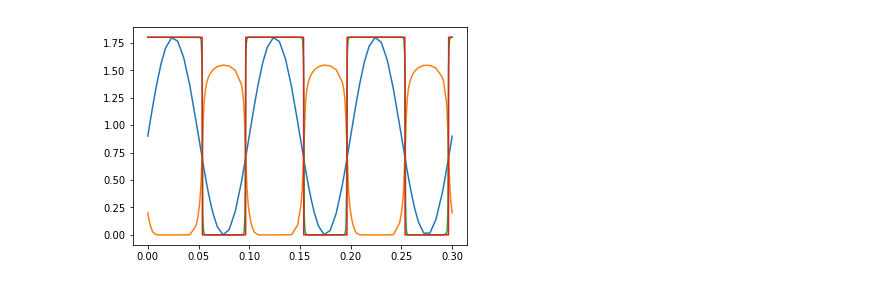
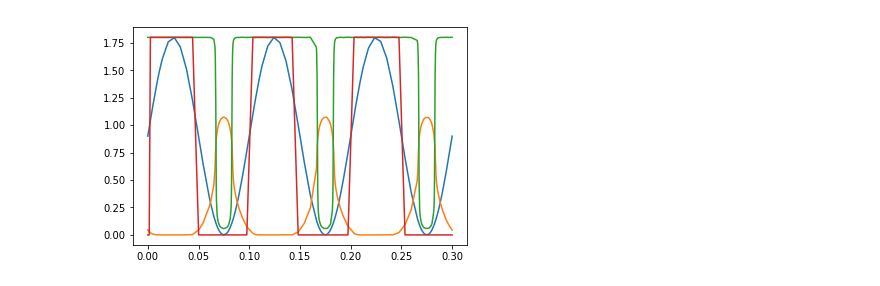
Before and after one commit to VRavaglia/TopEspCirc, a Jupyter notebook: Cadence_comp/comp.ipynb, the cells around one changed output. Cells and saved outputs as stored; diff of their text form; code cells hidden in the pictures.

```diff
--- a/Cadence_comp/comp.ipynb
+++ b/Cadence_comp/comp.ipynb
@@ -1,7 +5,4 @@
 # %%
-import os
-import numpy as np
-
 class OceanHelper:
     def __init__(self, ocean_dir, x_template):
         self.ocean_dir = ocean_dir
@@ -10,9 +11,6 @@ class OceanHelper:
         self.output_start = 46
         self.param_names = ["Ln", "Lp", "Wn", "Wp", "Vbias"]
         self.param_sufixes = ["n", "n", "n", "n", ""]
-
-    def compute_fitness(self):
-        os.system("ocean -restore " + self.ocean_dir + "population.ocn")
 
     def create_population(self, n):
         f = open(self.ocean_dir + "population.ocn", "w")
@@ -72,15 +70,12 @@ class OceanHelper:
 
         return wave_data_float
 
+    def simulate_all(self):
+        os.system("ocean -restore " + self.ocean_dir + "population.ocn")
+
     def compute_fitness(self, n, target):
         vout = OH.read_response("vout", 1)
         vin = OH.read_response("vin", 1)
         target_wave = (vin[:, 1] > target)*1.8
         rmse = np.sqrt(np.mean((vout[:,0] - target_wave)**2))
         return 1/rmse
-# %%
-OH = OceanHelper('./OceanScripts/', 'x_template.ocn')
-OH.create_population(3)
-params = [180, 180, 240, 720, 1]
-params = [320, 180, 240, 720, 1]
-OH.update_x(params, 0)
@@ -95,12 +293,18 @@ vcomp = OH.read_response("vcomp", 1)
+# %%
+OH = OceanHelper('./OceanScripts/', 'x_template.ocn')
+OH.create_population(1)
+bestX = allX[np.argmax(allS), :]
+OH.update_x(bestX, 0)
+OH.compute_fitness(0, target)
+vout = OH.read_response("vout", 0)
+vin = OH.read_response("vin", 0)
+vcomp = OH.read_response("vcomp", 0)
 # %%
-%matplotlib inline
-import matplotlib.pyplot as plt
-target = 0.7
 plt.plot(vin[:, 0], vin[:, 1])
 plt.plot(vcomp[:, 0], vcomp[:, 1])
 target_wave = (vin[:, 1] > target)*1.8
 plt.plot(vout[:, 0], vout[:, 1])
 plt.plot(vout[:, 0], target_wave)
 plt.show();
 # %% [output]
-[figure, old version]
+[figure, new version]
```
Also changed, not shown: parts of 7 cells of this notebook, 19 other files.
